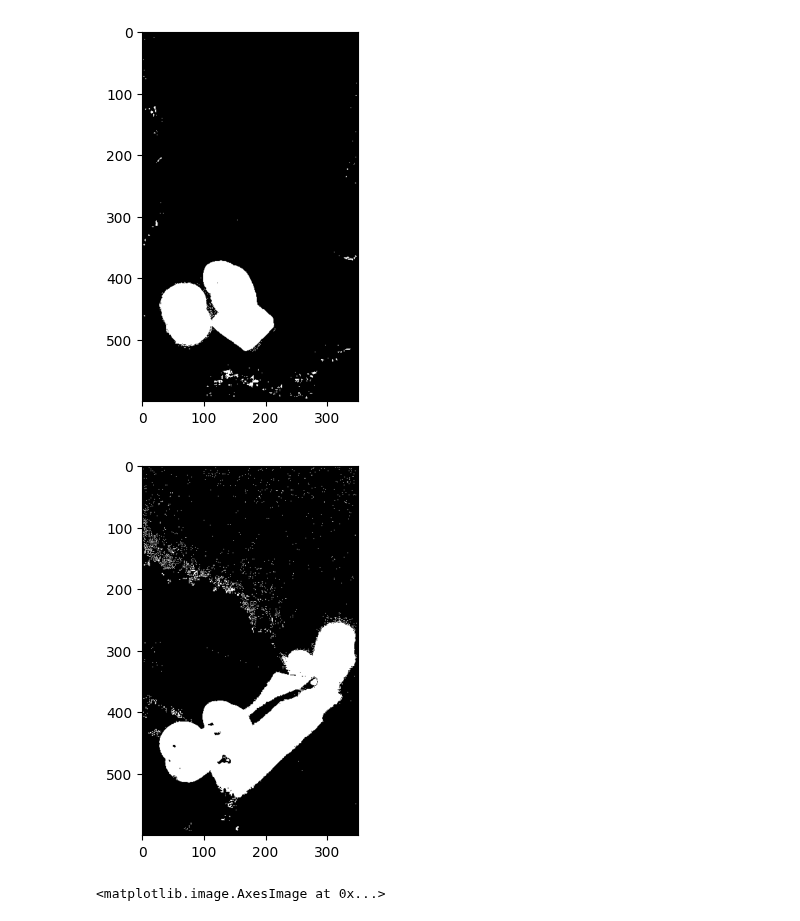
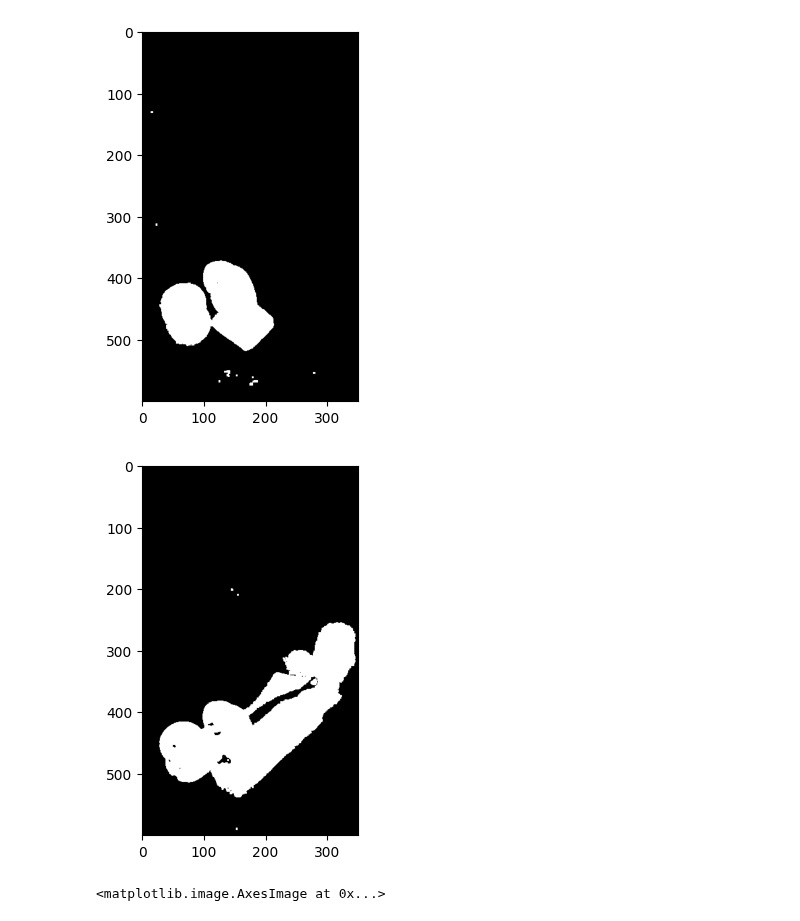
Before and after one commit to freealise/freealise, a Jupyter notebook: opencv.ipynb, the cells around one changed output. Drawn from its saved outputs; the diff is of its cells as text; code cells hidden in the pictures.

```diff
--- a/opencv.ipynb
+++ b/opencv.ipynb
@@ -26,6 +26,9 @@ drive.mount('/content/drive')
 import numpy as np
 import cv2 as cv
 from matplotlib import pyplot as plt
+
+b = 1
+element = cv.getStructuringElement(cv.MORPH_RECT, (2 * b + 1, 2 * b + 1), (b, b))
 
 flash = cv.imread('_flash.jpg')
 noflash = cv.imread('_noflash.jpg')
@@ -42,33 +45,36 @@ flash_diff = cv.convertScaleAbs(flash.astype(np.int16)-flash_bg.astype(np.int16)
 noflash_diff = cv.convertScaleAbs(noflash.astype(np.int16)-noflash_bg.astype(np.int16)).astype(np.uint8)
 
 noflash_diff = cv.cvtColor(noflash_diff, cv.COLOR_BGR2GRAY)
 flash_diff = cv.cvtColor(flash_diff, cv.COLOR_BGR2GRAY)
 
 md = 12
 flash_diff[flash_diff>=md] = 255
 noflash_diff[noflash_diff>=md] = 255
 
 flash_diff[flash_diff<md] = 0
 noflash_diff[noflash_diff<md] = 0
 
 cv.rectangle(noflash_diff,(0,0),(noflash_diff.shape[1]-1,noflash_diff.shape[0]-1),(255,255,255),1)
 mask = cv.floodFill(noflash_diff, None, (0, 0), 255, 0, 0, (4 | cv.FLOODFILL_FIXED_RANGE))[2] #(4 | cv.FLOODFILL_FIXED_RANGE | cv.FLOODFILL_MASK_ONLY | 255 << 8)
 # 255 << 8 tells to fill with the value 255)
 mask = mask[1:mask.shape[0]-1, 1:mask.shape[1]-1]
 noflash_diff[mask>0] = 0
 
 cv.rectangle(flash_diff,(0,0),(flash_diff.shape[1]-1,flash_diff.shape[0]-1),(255,255,255),1)
 mask = cv.floodFill(flash_diff, None, (0, 0), 255, 0, 0, (4 | cv.FLOODFILL_FIXED_RANGE))[2] #(4 | cv.FLOODFILL_FIXED_RANGE | cv.FLOODFILL_MASK_ONLY | 255 << 8)
 # 255 << 8 tells to fill with the value 255)
 mask = mask[1:mask.shape[0]-1, 1:mask.shape[1]-1]
 flash_diff[mask>0] = 0
 
+flash_diff = cv.dilate(cv.erode(flash_diff, element), element)
+noflash_diff = cv.dilate(cv.erode(noflash_diff, element), element)
+
 plt.imshow(flash_diff, 'gray')
 plt.show()
 plt.imshow(noflash_diff, 'gray')
 plt.show()
 plt.imshow(noflash_diff-flash_diff, 'gray')
 # %% [output]
-[figure, old version]
+[figure, new version]
-[figure, old version]
+[figure, new version]
 <matplotlib.image.AxesImage at 0x...>
```
Also changed, not shown: parts of 1 cell of this notebook.
